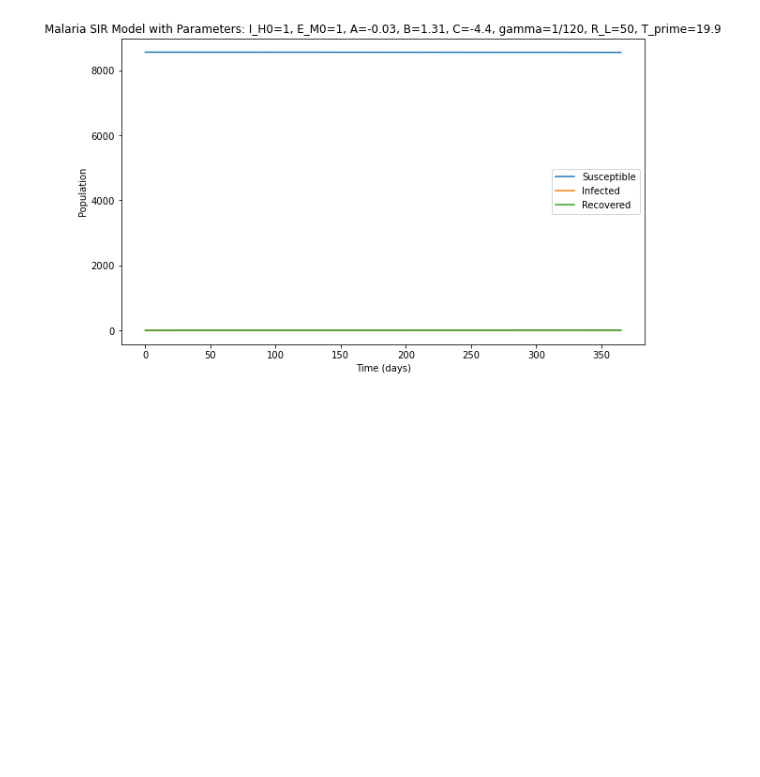
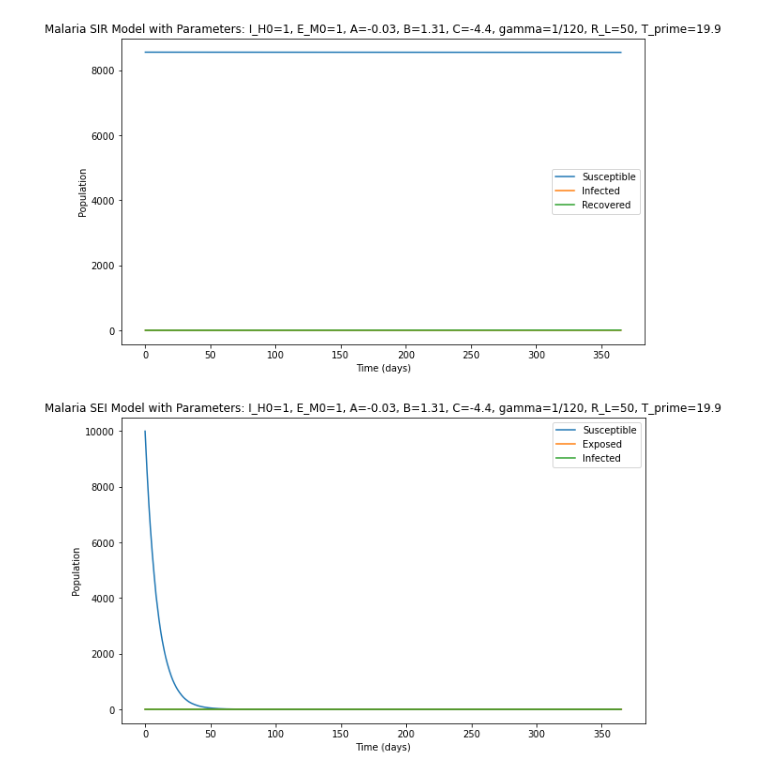
Before and after one commit to RaphaLevy/Study_on_Malaria_dynamics, a Jupyter notebook: API_Data_Modeling.ipynb, the cells around one changed output. Saved outputs shown, nothing was run; the diff lists cells and outputs as text; code cells hidden in the pictures; blank space fills up the shorter version.

Commit message:
Includes further model testing

```diff
--- a/API_Data_Modeling.ipynb
+++ b/API_Data_Modeling.ipynb
@@ -574,3 +574,25 @@ plt.legend()
 plt.show()
 # %% [output]
 [figure]
+# %%
+t_eval = np.linspace(0, 365, 1000)  # Evaluate the solution at 1000 points between 0 and 365
+sol = solve_ivp(original_model, [0, 365], [S_H0, I_H0, 0, S_M0, E_M0, 0], args=args, dense_output=True, t_eval=t_eval, method="DOP853")
+#sol
+
+times = sol.t
+S_H, I_H, R_H, S_M, E_M, I_M = sol.y
+
+plt.figure(figsize=(10, 6))
+plt.plot(times, S_M, label='Susceptible')
+plt.plot(times, E_M, label='Exposed')
+plt.plot(times, I_M, label='Infected')
+
+plt.xlabel('Time (days)')
+plt.ylabel('Population')
+plt.title(f'Malaria SEI Model with Parameters: I_H0={I_H0}, E_M0={E_M0}, A={round(A, 2)}, B={round(B, 2)}, C={round(C, 2)}, gamma={gamma}, R_L={R_L}, T_prime={round(T_prime, 2)}')
+
+plt.legend()
+
+plt.show()
+# %% [output]
+[figure, added]
```
Also changed, not shown: parts of 15 cells of this notebook.
